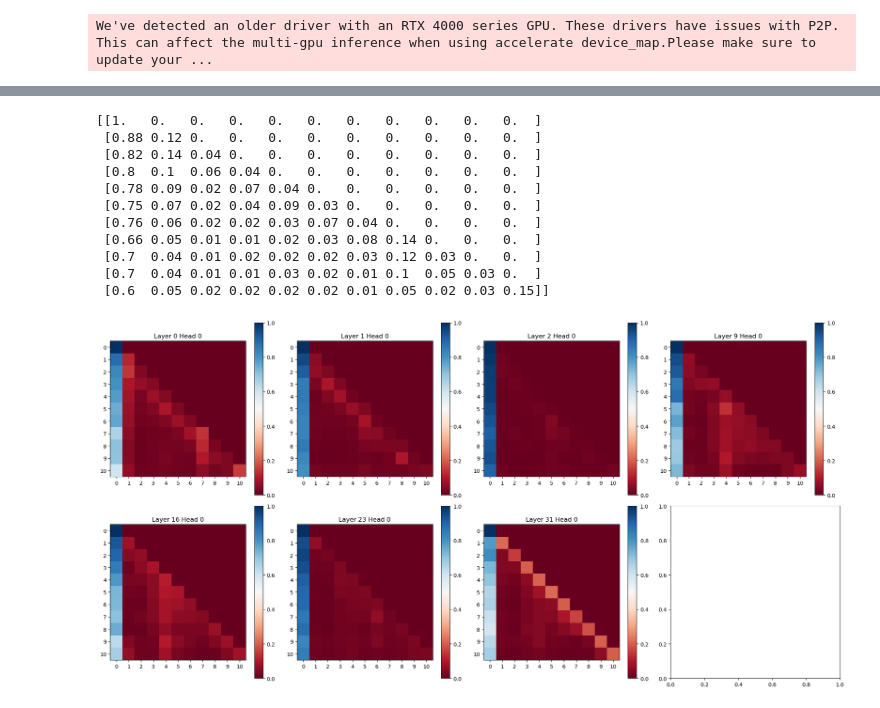
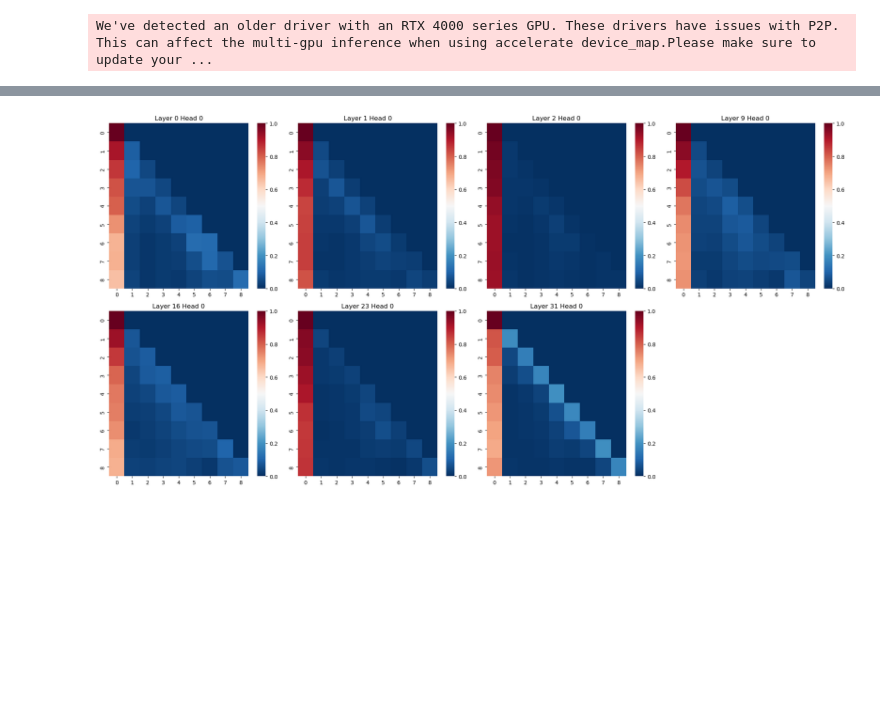
Before and after one commit to chunhuizhang/personal_chatgpt, a Jupyter notebook: tutorials/llama/attention_map_vis.ipynb, the cells around one changed output, grey strips where cells are left out. Drawn from its saved outputs; the diff is of its cells as text; code cells hidden in the pictures; blank space fills up the shorter version.

```diff
--- a/tutorials/llama/attention_map_vis.ipynb
+++ b/tutorials/llama/attention_map_vis.ipynb
@@ -65,3 +69,34 @@ def plot_attention_maps(
+# %%
+def plot_attention_maps(attention_maps, save_path="attention_maps.png"):
+    """Plot attention maps for selected layers"""
+    # Average across all sentences
+    avg_attention = []
+    for layer in range(len(attention_maps[0])):
+        layer_attention = np.mean([maps[layer] for maps in attention_maps], axis=0)
+        avg_attention.append(layer_attention)
+
+    # Select layers to visualize (first 2 layers and some higher layers)
+    layers_to_plot = [0, 1, 2, 9, 16, 23, 31]
+    n_plots = len(layers_to_plot)
+
+    fig, axes = plt.subplots(2, 4, figsize=(20, 10))
+    axes = axes.flatten()
+
+    for idx, layer_idx in enumerate(layers_to_plot):
+        ax = axes[idx]
+        sns.heatmap(avg_attention[layer_idx],
+                   cmap="RdBu_r",
+                   ax=ax,
+                   cbar=True)
+        ax.set_title(f"Layer {layer_idx} Head 0")
+        ax.set_xlabel("")
+        ax.set_ylabel("")
+
+    # Remove the last empty subplot
+    axes[-1].remove()
+
+    plt.tight_layout()
+    # plt.savefig(save_path, dpi=300, bbox_inches='tight')
 # %%
 model_name = "meta-llama/Meta-Llama-3-8B"
 tokenizer = AutoTokenizer.from_pretrained(model_name)
@@ -96,6 +110,0 @@ LlamaConfig {
-# %%
-# 准备输入文本
-text = "The quick brown fox jumps over the lazy dog."
-
-# 获取 attention maps
-attention_maps, tokens = get_attention_maps(model, tokenizer, text)
@@ -118,16 +116,5 @@ tokens
 # %%
 # 绘制可视化图
-plot_attention_maps(attention_maps, tokens, [0, 1, 2, 9, 16, 23, 31])
+plot_attention_maps(attention_maps)
 # %% [output]
-[[1.   0.   0.   0.   0.   0.   0.   0.   0.   0.   0.  ]
- [0.88 0.12 0.   0.   0.   0.   0.   0.   0.   0.   0.  ]
- [0.82 0.14 0.04 0.   0.   0.   0.   0.   0.   0.   0.  ]
- [0.8  0.1  0.06 0.04 0.   0.   0.   0.   0.   0.   0.  ]
- [0.78 0.09 0.02 0.07 0.04 0.   0.   0.   0.   0.   0.  ]
- [0.75 0.07 0.02 0.04 0.09 0.03 0.   0.   0.   0.   0.  ]
- [0.76 0.06 0.02 0.02 0.03 0.07 0.04 0.   0.   0.   0.  ]
- [0.66 0.05 0.01 0.01 0.02 0.03 0.08 0.14 0.   0.   0.  ]
- [0.7  0.04 0.01 0.02 0.02 0.02 0.03 0.12 0.03 0.   0.  ]
- [0.7  0.04 0.01 0.01 0.03 0.02 0.01 0.1  0.05 0.03 0.  ]
- [0.6  0.05 0.02 0.02 0.02 0.02 0.01 0.05 0.02 0.03 0.15]]
-[figure, old version]
+[figure, new version]
```
Also changed, not shown: parts of 8 cells of this notebook.
